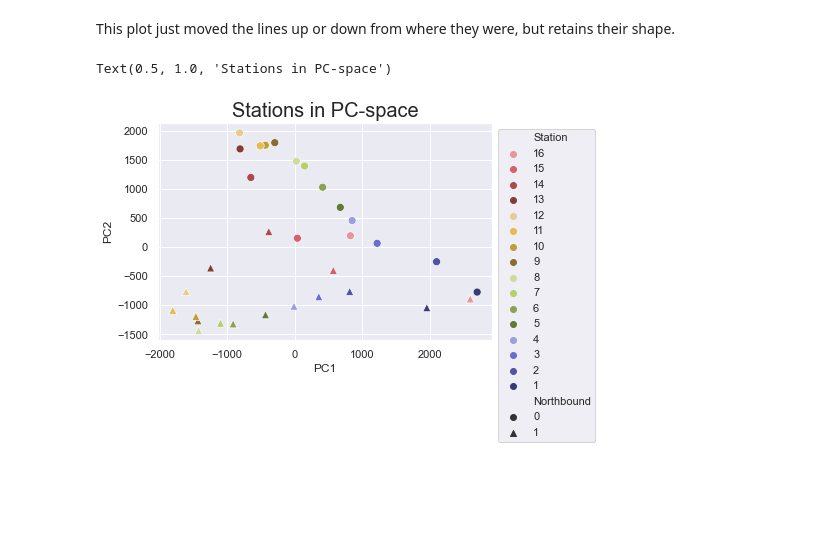
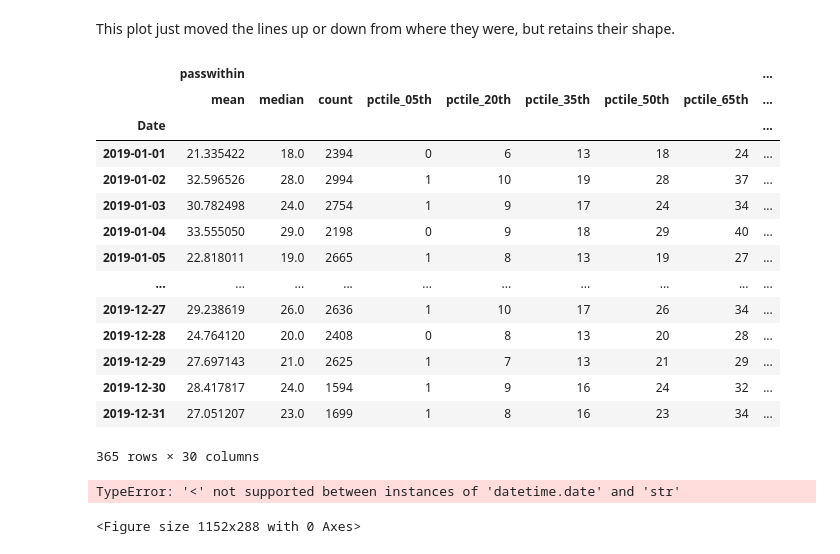
Before and after one commit to augustposch/seattle, a Jupyter notebook: Models_Aug02.ipynb, the cells around one changed output. Drawn from its saved outputs; the diff is of its cells as text; code cells hidden in the pictures; blank space fills up the shorter version.

```diff
--- a/Models_Aug02.ipynb
+++ b/Models_Aug02.ipynb
@@ -1500,21 +1500,3 @@ sns.move_legend(ax, "upper left", bbox_to_anchor = (1,1))
 [figure]
 # %% [markdown]
 This plot just moved the lines up or down from where they were, but retains their shape.
-# %%
-sns.set_theme()
-ax = sns.scatterplot(data=station_pci, x='PC1', y='PC2', hue='Station',
-                     style='Northbound',
-                     markers=('o','^'),
-                     alpha=1,
-                     palette='tab20b',
-                     s=64)
-handles, labels = ax.get_legend_handles_labels()
-legend_order = [0,16,15,14,13,12,11,10,9,8,7,6,5,4,3,2,1,17,18,19]
-handles_lo = [handles[x] for x in legend_order]
-labels_lo = [labels[x] for x in legend_order]
-ax.legend(handles_lo, labels_lo)
-sns.move_legend(ax, "upper left", bbox_to_anchor = (1,1))
-plt.title('Stations in PC-space', size=20)
-# %% [output]
-Text(0.5, 1.0, 'Stations in PC-space')
-[figure, removed]
@@ -1520,0 +1506,62 @@ Text(0.5, 1.0, 'Stations in PC-space')
+# %%
+def pctile_95th(array): # "percentile 95th"
+    return np.percentile(a=array, q=95, interpolation='nearest')
+
+def pctile_80th(array): # "percentile 80th"
+    return np.percentile(a=array, q=80, interpolation='nearest')
+
+def pctile_65th(array): # "percentile 65th"
+    return np.percentile(a=array, q=65, interpolation='nearest')
+
+def pctile_50th(array): # "percentile 50th"
+    return np.percentile(a=array, q=50, interpolation='nearest')
+
+def pctile_35th(array): # "percentile 35th"
+    return np.percentile(a=array, q=35, interpolation='nearest')
+
+def pctile_20th(array): # "percentile 20th"
+    return np.percentile(a=array, q=20, interpolation='nearest')
+
+def pctile_05th(array): # "percentile 5th"
+    return np.percentile(a=array, q=5, interpolation='nearest')
+# %%
+df = df05_train
+variables = ['passwithin','Removed01','Removed02A']
+agg_df365 = df.groupby(['Date'])[variables].agg(['mean','median','count',
+                                                 pctile_05th,pctile_20th,pctile_35th,
+                                                pctile_50th,pctile_65th,pctile_80th,pctile_95th])
+# %%
+agg_df365
+# %% [output]
+|  | passwithin |  |  |  |  |  |  |  | ... |
+|  | mean | median | count | pctile_05th | pctile_20th | pctile_35th | pctile_50th | pctile_65th | ... |
+| Date |  |  |  |  |  |  |  |  | ... |
+| 2019-01-01 | 21.335422 | 18.0 | 2394 | 0 | 6 | 13 | 18 | 24 | ... |
+| 2019-01-02 | 32.596526 | 28.0 | 2994 | 1 | 10 | 19 | 28 | 37 | ... |
+| 2019-01-03 | 30.782498 | 24.0 | 2754 | 1 | 9 | 17 | 24 | 34 | ... |
+| 2019-01-04 | 33.555050 | 29.0 | 2198 | 0 | 9 | 18 | 29 | 40 | ... |
+| 2019-01-05 | 22.818011 | 19.0 | 2665 | 1 | 8 | 13 | 19 | 27 | ... |
+| ... | ... | ... | ... | ... | ... | ... | ... | ... | ... |
+| 2019-12-27 | 29.238619 | 26.0 | 2636 | 1 | 10 | 17 | 26 | 34 | ... |
+| 2019-12-28 | 24.764120 | 20.0 | 2408 | 0 | 8 | 13 | 20 | 28 | ... |
+| 2019-12-29 | 27.697143 | 21.0 | 2625 | 1 | 7 | 13 | 21 | 29 | ... |
+| 2019-12-30 | 28.417817 | 24.0 | 1594 | 1 | 9 | 16 | 24 | 32 | ... |
+| 2019-12-31 | 27.051207 | 23.0 | 1699 | 1 | 8 | 16 | 23 | 34 | ... |
+365 rows × 30 columns
+# %%
+
+#y_data = agg_df365[('passwithin','median')]
+
+plt.figure(figsize=(16, 4))
+plt.plot(agg_df365[('passwithin','ptile_95th')], label='95th percentile', c='green')
+plt.plot(agg_df365[('passwithin','ptile_80th')], label='80th percentile', c='blue')
+plt.plot(agg_df365[('passwithin','ptile_50th')], label='50th percentile', c='black')
+plt.plot(agg_df365[('passwithin','ptile_20th')], label='20th percentile', c='blue')
+plt.plot(agg_df365[('passwithin','ptile_05th')], label='5th percentile', c='green')
+plt.title('Passwithin distributions throughout the year')
+plt.legend(loc='best')
+plt.ylabel('Percentile of passengers in vehicle')
+plt.xlabel('Date')
+# %% [output]
+TypeError: '<' not supported between instances of 'datetime.date' and 'str'
+<Figure size 1152x288 with 0 Axes>
```
Also changed, not shown: parts of 2 cells of this notebook, 10 other files.
